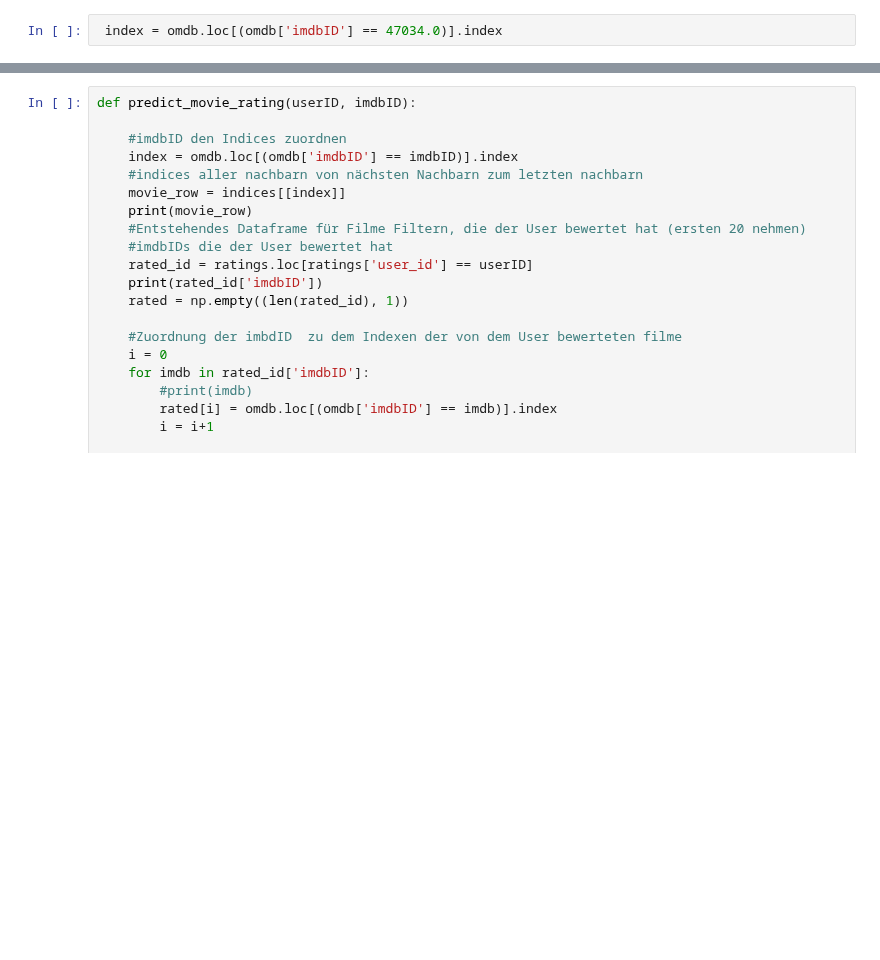
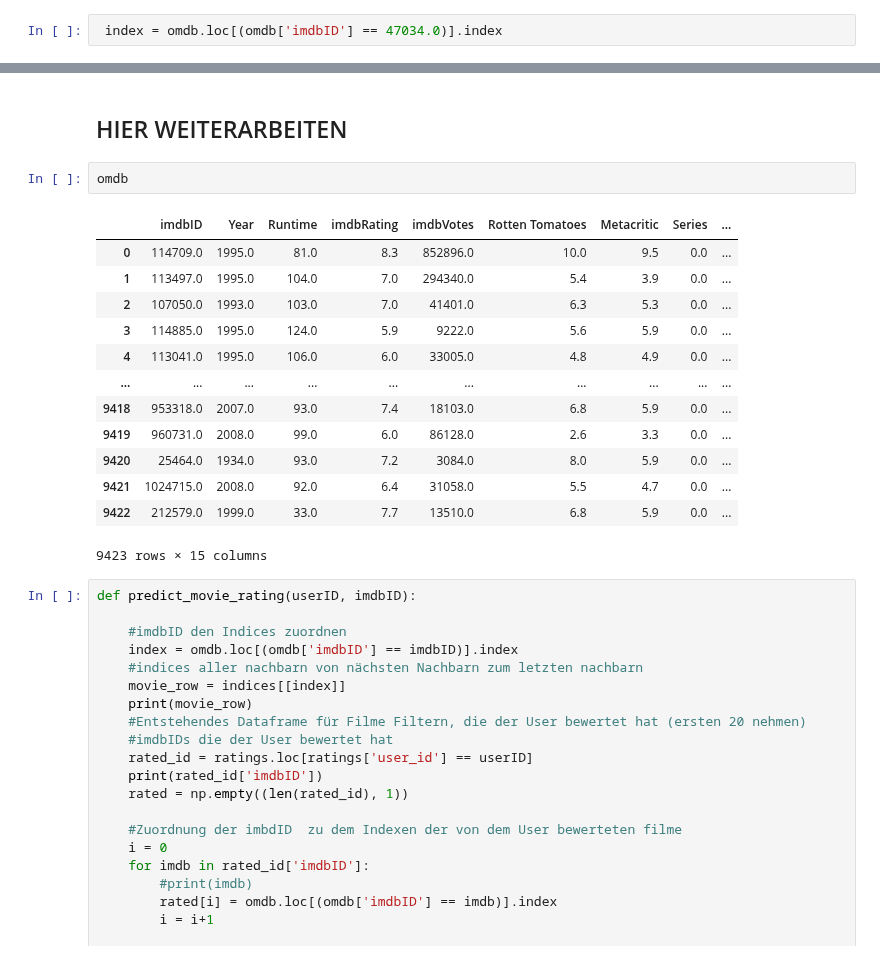
Before and after one commit to yuayixio/MovieRatingPredictor, a Jupyter notebook: notebooks/ContentbasedFiltering/ContentBasedFiltering_Try_Carmen.ipynb, the cells around one changed output, grey strips where cells are left out. Cells and saved outputs as stored; diff of their text form; blank space fills up the shorter version.

```diff
--- a/notebooks/ContentbasedFiltering/ContentBasedFiltering_Try_Carmen.ipynb
+++ b/notebooks/ContentbasedFiltering/ContentBasedFiltering_Try_Carmen.ipynb
@@ -383,3 +529,21 @@ print(rated_neighbors)
+# %% [markdown]
+## HIER WEITERARBEITEN ##
+# %%
+omdb
+# %% [output]
+|  | imdbID | Year | Runtime | imdbRating | imdbVotes | Rotten Tomatoes | Metacritic | Series | ... |
+| 0 | 114709.0 | 1995.0 | 81.0 | 8.3 | 852896.0 | 10.0 | 9.5 | 0.0 | ... |
+| 1 | 113497.0 | 1995.0 | 104.0 | 7.0 | 294340.0 | 5.4 | 3.9 | 0.0 | ... |
+| 2 | 107050.0 | 1993.0 | 103.0 | 7.0 | 41401.0 | 6.3 | 5.3 | 0.0 | ... |
+| 3 | 114885.0 | 1995.0 | 124.0 | 5.9 | 9222.0 | 5.6 | 5.9 | 0.0 | ... |
+| 4 | 113041.0 | 1995.0 | 106.0 | 6.0 | 33005.0 | 4.8 | 4.9 | 0.0 | ... |
+| ... | ... | ... | ... | ... | ... | ... | ... | ... | ... |
+| 9418 | 953318.0 | 2007.0 | 93.0 | 7.4 | 18103.0 | 6.8 | 5.9 | 0.0 | ... |
+| 9419 | 960731.0 | 2008.0 | 99.0 | 6.0 | 86128.0 | 2.6 | 3.3 | 0.0 | ... |
+| 9420 | 25464.0 | 1934.0 | 93.0 | 7.2 | 3084.0 | 8.0 | 5.9 | 0.0 | ... |
+| 9421 | 1024715.0 | 2008.0 | 92.0 | 6.4 | 31058.0 | 5.5 | 4.7 | 0.0 | ... |
+| 9422 | 212579.0 | 1999.0 | 33.0 | 7.7 | 13510.0 | 6.8 | 5.9 | 0.0 | ... |
+9423 rows × 15 columns
 # %%
 def predict_movie_rating(userID, imdbID):
 
```
Also changed, not shown: parts of 27 cells of this notebook.
